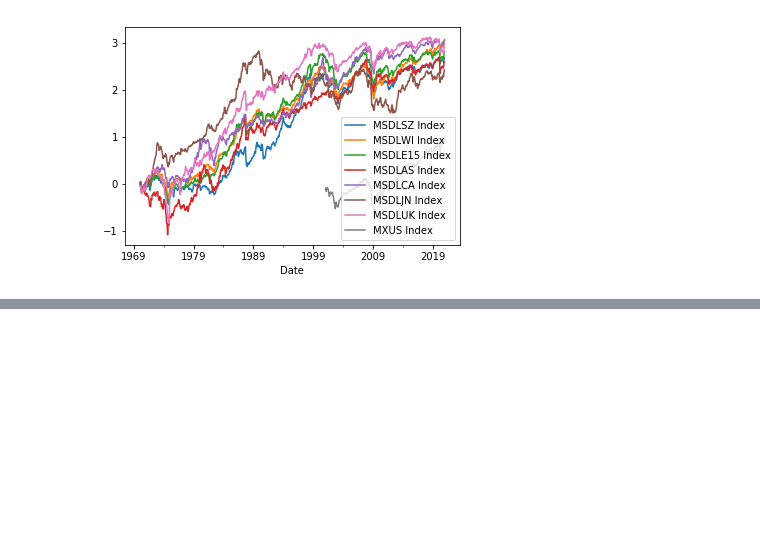
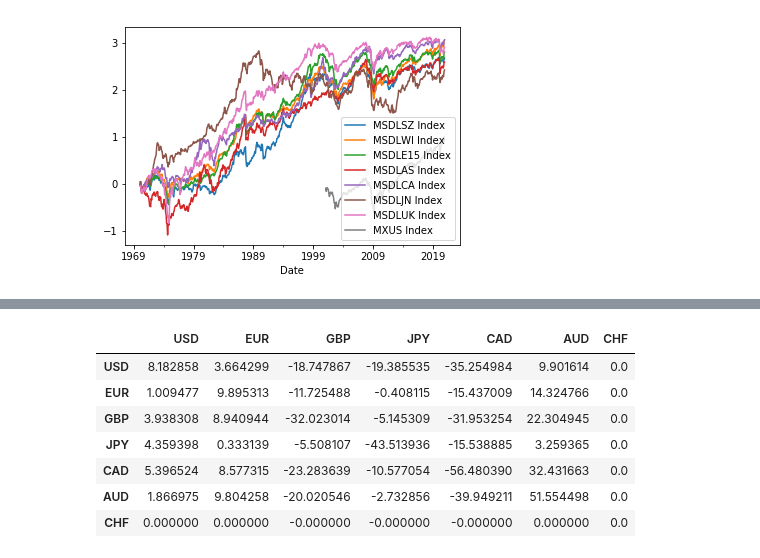
Before and after one commit to Tobias-Mann/Practicioners-Seminar-Notebook, a Jupyter notebook: Optimal Currency Hedging for International Equity Portfolios.ipynb, the cells around one changed output, grey strips where cells are left out. Cells and saved outputs as stored; diff of their text form; code cells hidden in the pictures; blank space fills up the shorter version.

```diff
--- a/Optimal Currency Hedging for International Equity Portfolios.ipynb
+++ b/Optimal Currency Hedging for International Equity Portfolios.ipynb
@@ -126,0 +142,12 @@ alpha_fx.iloc[::3].cumsum().plot()
+# %%
+k = np.sqrt( / (alpha_fx.mean().values ))
+sigma_fx_inv.multiply(-sigma_eqfx + k * alpha_fx.mean())
+# %% [output]
+|  | USD | EUR | GBP | JPY | CAD | AUD | CHF |
+| USD | 8.182858 | 3.664299 | -18.747867 | -19.385535 | -35.254984 | 9.901614 | 0.0 |
+| EUR | 1.009477 | 9.895313 | -11.725488 | -0.408115 | -15.437009 | 14.324766 | 0.0 |
+| GBP | 3.938308 | 8.940944 | -32.023014 | -5.145309 | -31.953254 | 22.304945 | 0.0 |
+| JPY | 4.359398 | 0.333139 | -5.508107 | -43.513936 | -15.538885 | 3.259365 | 0.0 |
+| CAD | 5.396524 | 8.577315 | -23.283639 | -10.577054 | -56.480390 | 32.431663 | 0.0 |
+| AUD | 1.866975 | 9.804258 | -20.020546 | -2.732856 | -39.949211 | 51.554498 | 0.0 |
+| CHF | 0.000000 | 0.000000 | -0.000000 | -0.000000 | -0.000000 | 0.000000 | 0.0 |
```
Also changed, not shown: parts of 7 cells of this notebook.
